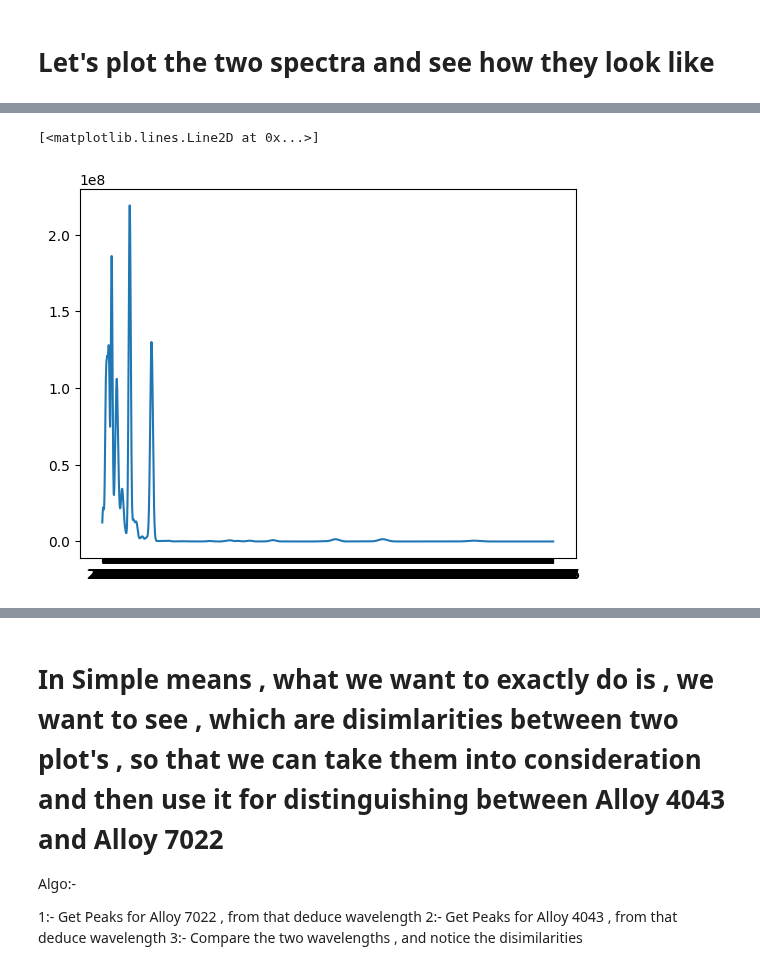
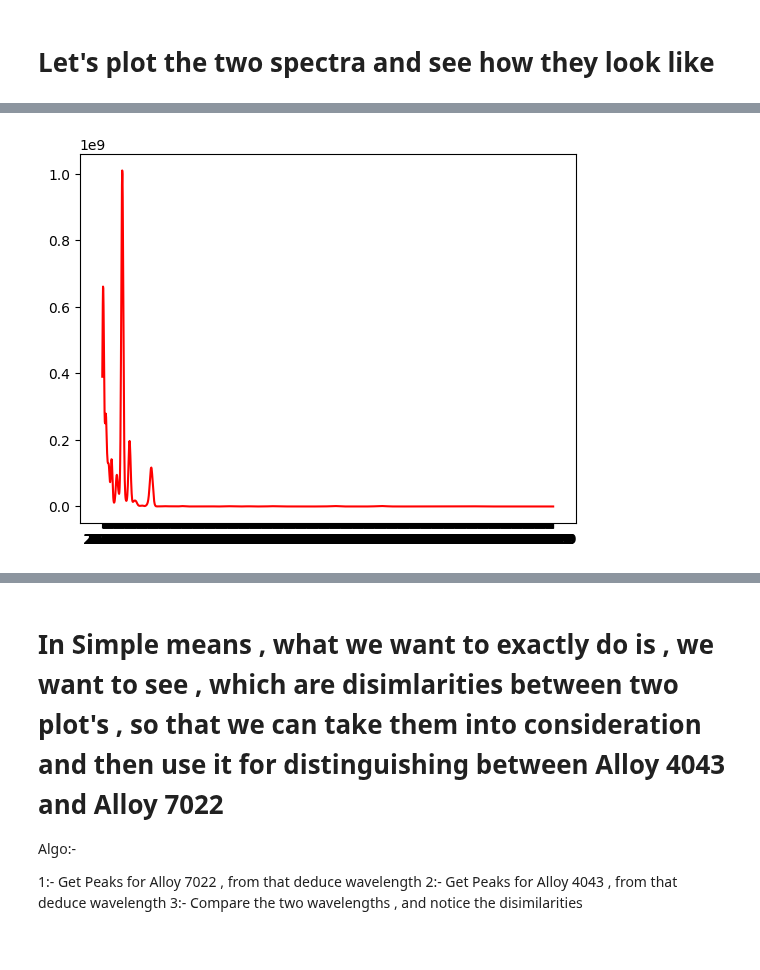
Before and after one commit to rahulrpatil3005/Handheld_LIBS, a Jupyter notebook: Al_Alloy_Analysis/Aluminium_Class.ipynb, the cells around one changed output, grey strips where cells are left out. Saved outputs shown, nothing was run; the diff lists cells and outputs as text; code cells hidden in the pictures.

```diff
--- a/Al_Alloy_Analysis/Aluminium_Class.ipynb
+++ b/Al_Alloy_Analysis/Aluminium_Class.ipynb
@@ -27,5 +27,7 @@ output_notebook()
 # Lets Import csv files for Zn-Mg Alluminium Alloy (Alloy 7022)
 # %%
 Alloy_7022 = pd.read_csv(r'7022.csv', skiprows=0)
-Alloy_7022
+Alloy_7022['Wavelength'] = Alloy_7022['Wavelength'].str.strip()
+Alloy_7022 = Alloy_7022.filter(['Wavelength','Intensity'],axis=1)
+print(Alloy_7022)
 # %% [output]
@@ -71,5 +72,5 @@ plt.plot(Alloy_7022.Wavelength,Alloy_7022.Intensity)
-# %%
-plt.plot(Alloy_4043.Wavelength,Alloy_4043.Intensity)
-# %% [output]
-[<matplotlib.lines.Line2D at 0x...>]
-[figure, removed]
+# %%
+plt.plot(Alloy_7022.Wavelength , Alloy_7022.Intensity , color = 'red')
+plt.show()
+# %% [output]
+[figure, added]
```
Also changed, not shown: parts of 16 cells of this notebook, 1 other file.
